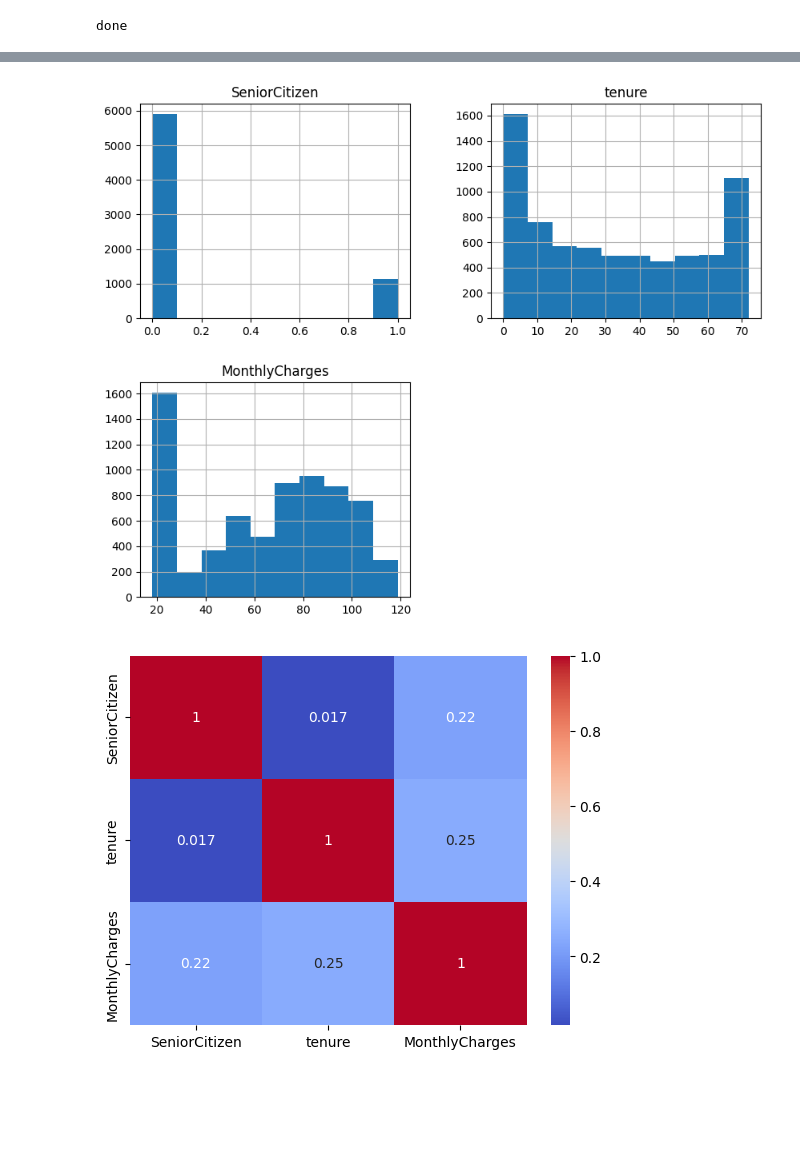
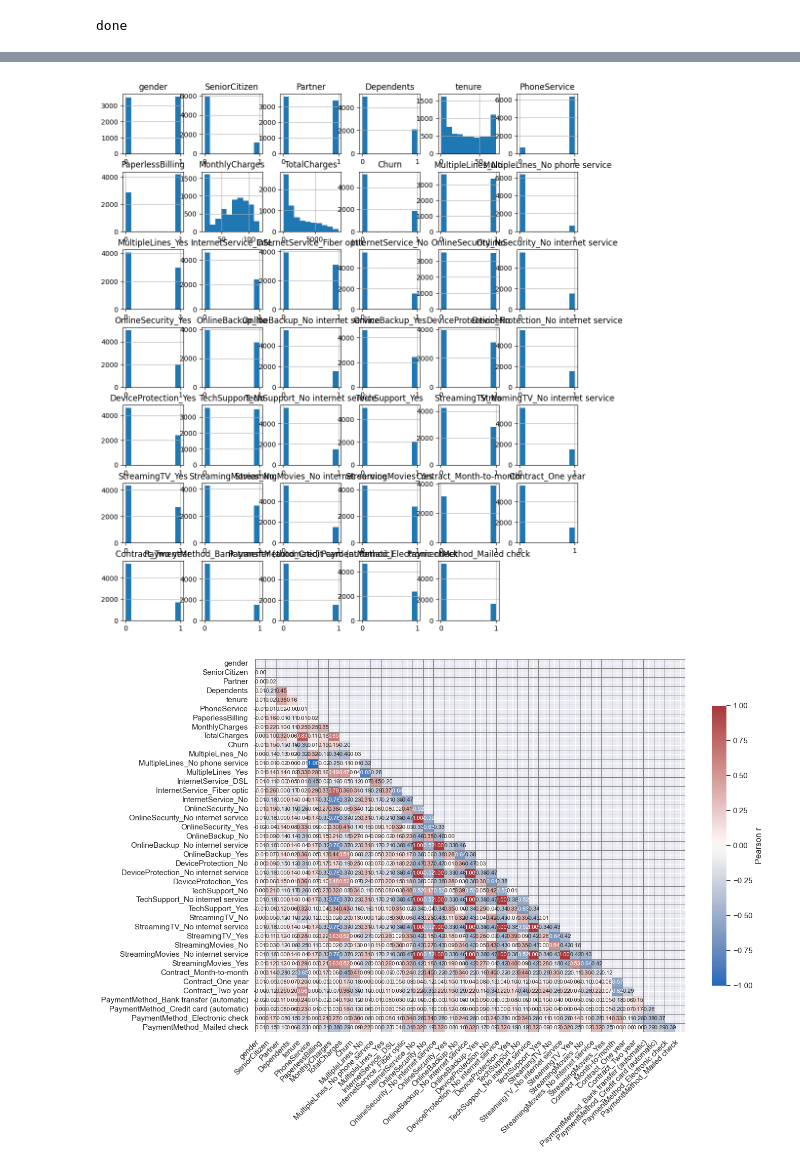
Before and after one commit to Tareck-Ali/FIAP_Tech_challenge_04-2026, a Jupyter notebook: notebooks/data_analysis.ipynb, the cells around one changed output, grey strips where cells are left out. Cells and saved outputs as stored; diff of their text form; code cells hidden in the pictures; blank space fills up the shorter version.

```diff
--- a/notebooks/data_analysis.ipynb
+++ b/notebooks/data_analysis.ipynb
@@ -8,3 +11,27 @@ print("done")
 # needs to make preprocessing into numbers
 # %% [output]
 done
+# %%
+# Data corruption
+def missing_at_random_inject (df, target_col, condition_col):
+    df_copy = df.copy()
+
+    prob = df_copy[condition_col].rank(pct=true)
+    mask = np.random.rand(len(df)) < prob * 0.3
+
+    df_copy.loc[mask, target_col] = np.nan
+
+    return df_copy
+
+def missing_completely_random (df, cols, missing_rate = 0.1):
+    df_copy = df.copy()
+
+    for col in cols:
+        mask = np.random.rand(len(df)) < missing_rate
+        df_copy.loc[mask, col] = np.nan
+    return df_copy
+
+
+
+df.to_csv("../data/raw/corrupted_data.csv")
+df = pd.read_csv("../data/raw/corrupted_data.csv")
@@ -82,12 +187,36 @@ Churn               0
 dtype: int64
 # %%
-df.hist(figsize=(10,8))
+df.hist(figsize=(12,14))
 plt.show()
 # %% [output]
-[figure, old version]
+[figure, new version]
 # %%
 corr = df.corr(numeric_only=True)
-sns.heatmap(corr, annot=True, cmap="coolwarm")
+
+mask = np.triu(np.ones_like(corr, dtype=bool))
+
+plt.figure(figsize=(14, 10))
+sns.set(font_scale=1.0)
+
+sns.heatmap(
+    corr,
+    mask=mask,
+    annot=True,
+    fmt=".2f",
+    annot_kws={"size": 8},
+    cmap="vlag",
+    center=0,
+    linewidths=0.5,
+    linecolor="gray",
+    square=False,
+    cbar_kws={"shrink": 0.75, "label": "Pearson r"},
+    vmax=1.0,
+    vmin=-1.0
+)
+
+plt.xticks(rotation=45, ha="right")
+plt.yticks(rotation=0)
+plt.tight_layout()
 plt.show()
 # %% [output]
-[figure, old version]
+[figure, new version]
```
Also changed, not shown: parts of 6 cells of this notebook.
